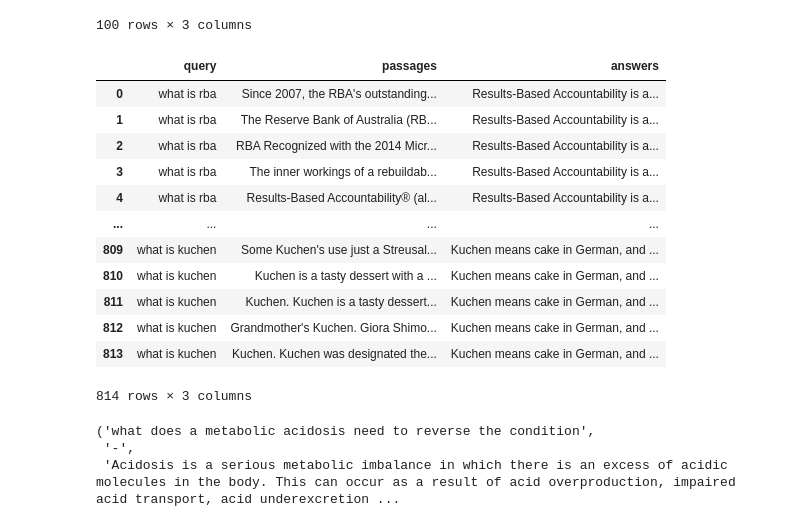
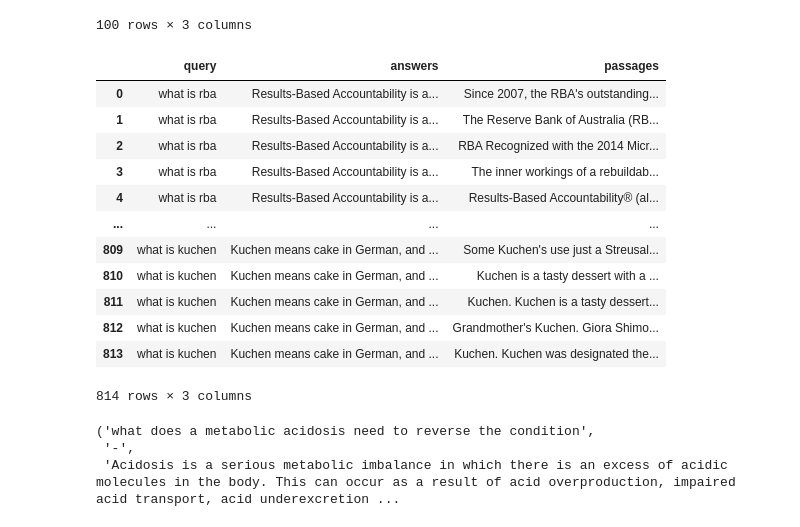
Before and after one commit to kailash19961996/RAG, a Jupyter notebook: fresh_one.ipynb, the cells around one changed output. Drawn from its saved outputs; the diff is of its cells as text; code cells hidden in the pictures.

```diff
--- a/fresh_one.ipynb
+++ b/fresh_one.ipynb
@@ -74,21 +93,21 @@ train_df
 # %%
 train_df = train_df.explode('passages')
 train_df = train_df.reset_index(drop = True)
-train_df = train_df[['query', 'passages', 'answers']]
+train_df = train_df[['query', 'answers', 'passages']]
 train_df
 # %% [output]
-|  | query | passages | answers |
-| 0 | what is rba | Since 2007, the RBA's outstanding... | Results-Based Accountability is a... |
-| 1 | what is rba | The Reserve Bank of Australia (RB... | Results-Based Accountability is a... |
-| 2 | what is rba | RBA Recognized with the 2014 Micr... | Results-Based Accountability is a... |
-| 3 | what is rba | The inner workings of a rebuildab... | Results-Based Accountability is a... |
-| 4 | what is rba | Results-Based Accountability® (al... | Results-Based Accountability is a... |
+|  | query | answers | passages |
+| 0 | what is rba | Results-Based Accountability is a... | Since 2007, the RBA's outstanding... |
+| 1 | what is rba | Results-Based Accountability is a... | The Reserve Bank of Australia (RB... |
+| 2 | what is rba | Results-Based Accountability is a... | RBA Recognized with the 2014 Micr... |
+| 3 | what is rba | Results-Based Accountability is a... | The inner workings of a rebuildab... |
+| 4 | what is rba | Results-Based Accountability is a... | Results-Based Accountability® (al... |
 | ... | ... | ... | ... |
-| 809 | what is kuchen | Some Kuchen's use just a Streusal... | Kuchen means cake in German, and ... |
-| 810 | what is kuchen | Kuchen is a tasty dessert with a ... | Kuchen means cake in German, and ... |
-| 811 | what is kuchen | Kuchen. Kuchen is a tasty dessert... | Kuchen means cake in German, and ... |
-| 812 | what is kuchen | Grandmother's Kuchen. Giora Shimo... | Kuchen means cake in German, and ... |
-| 813 | what is kuchen | Kuchen. Kuchen was designated the... | Kuchen means cake in German, and ... |
+| 809 | what is kuchen | Kuchen means cake in German, and ... | Some Kuchen's use just a Streusal... |
+| 810 | what is kuchen | Kuchen means cake in German, and ... | Kuchen is a tasty dessert with a ... |
+| 811 | what is kuchen | Kuchen means cake in German, and ... | Kuchen. Kuchen is a tasty dessert... |
+| 812 | what is kuchen | Kuchen means cake in German, and ... | Grandmother's Kuchen. Giora Shimo... |
+| 813 | what is kuchen | Kuchen means cake in German, and ... | Kuchen. Kuchen was designated the... |
 814 rows × 3 columns
 # %%
 i = 65
```
Also changed, not shown: parts of 8 cells of this notebook.
